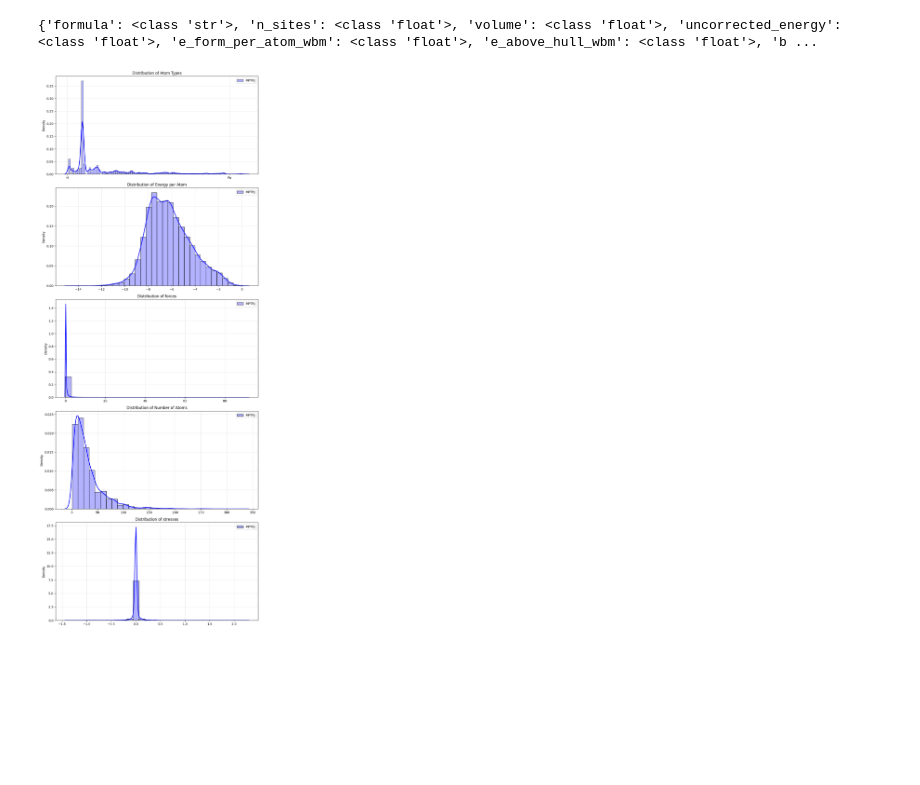
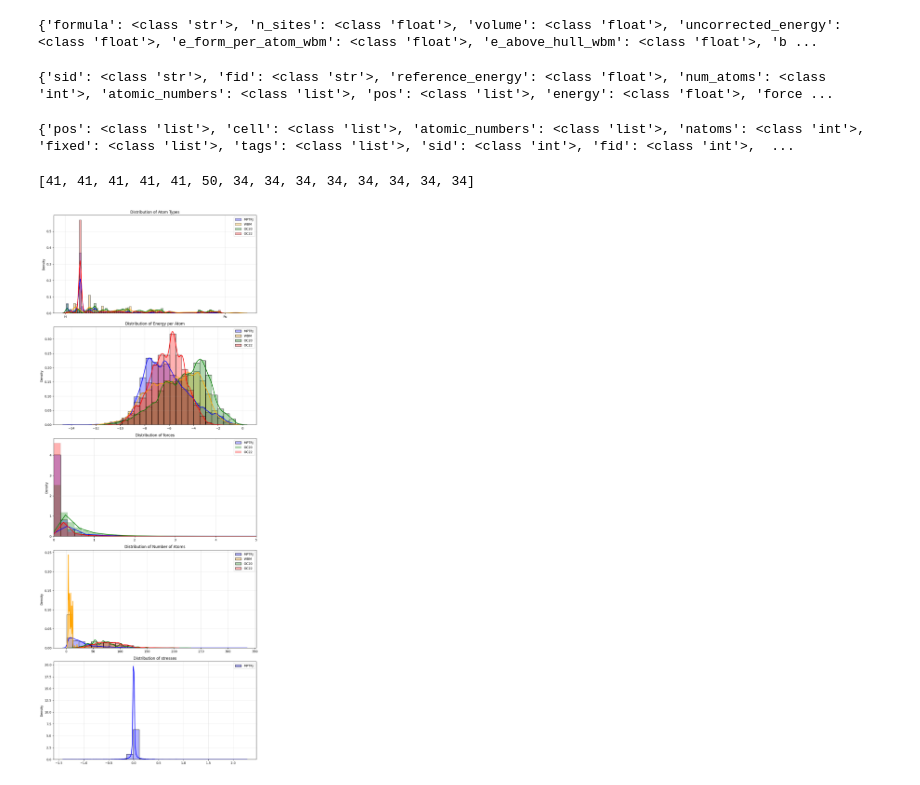
Before and after one commit to nimashoghi/jmp-backbone, a Jupyter notebook: notebooks/paper-figures/distributions-all.ipynb, the cells around one changed output. Drawn from its saved outputs; the diff is of its cells as text; code cells hidden in the pictures; blank space fills up the shorter version.

```diff
--- a/notebooks/paper-figures/distributions-all.ipynb
+++ b/notebooks/paper-figures/distributions-all.ipynb
@@ -93,6 +93,35 @@ stats["wbm"] = process(
 )
 # %% [output]
 {'formula': <class 'str'>, 'n_sites': <class 'float'>, 'volume': <class 'float'>, 'uncorrected_energy': <class 'float'>, 'e_form_per_atom_wbm': <class 'float'>, 'e_above_hull_wbm': <class 'float'>, 'b ...
+# %%
+stats["oc20"] = process(
+    "nimashoghi/oc20-s2ef",
+    id_column="sid",
+    natoms_column="num_atoms",
+    atomic_numbers_column="atomic_numbers",
+    energy_column="energy",
+    force_column="forces",
+    stress_column=None,
+    split="2M",
+)
+# %% [output]
+{'sid': <class 'str'>, 'fid': <class 'str'>, 'reference_energy': <class 'float'>, 'num_atoms': <class 'int'>, 'atomic_numbers': <class 'list'>, 'pos': <class 'list'>, 'energy': <class 'float'>, 'force ...
+# %%
+stats["oc22"] = process(
+    "nimashoghi/oc22",
+    id_column="sid",
+    natoms_column="natoms",
+    atomic_numbers_column="atomic_numbers",
+    energy_column="y",
+    force_column="force",
+    stress_column=None,
+)
+# %% [output]
+{'pos': <class 'list'>, 'cell': <class 'list'>, 'atomic_numbers': <class 'list'>, 'natoms': <class 'int'>, 'fixed': <class 'list'>, 'tags': <class 'list'>, 'sid': <class 'int'>, 'fid': <class 'int'>,  ...
+# %%
+stats["mptrj"]["atomic_numbers"][0]
+# %% [output]
+[41, 41, 41, 41, 41, 50, 34, 34, 34, 34, 34, 34, 34, 34]
 # %%
 import matplotlib.pyplot as plt
 import numpy as np
@@ -102,8 +131,10 @@ from ase.data import chemical_symbols
 
 def plot_all_stats_distributions(
     stats,
-    colors={"mptrj": "blue", "wbm": "orange"},
+    *,
+    colors,
     name_mapping={},
+    nbins={},
 ):
     # Get all unique keys from the stats dictionary
     all_keys = set()
@@ -176,7 +207,7 @@ def plot_all_stats_distributions(
             # First determine global min and max for this key
             all_values = []
             for dataset, s in stats.items():
-                if s is None:
+                if s[key] is None:
                     continue
                 values = (
                     np.concatenate(s[key])
@@ -189,11 +220,13 @@ def plot_all_stats_distributions(
             global_max = max(all_values)
 
             # Create consistent bins
-            bins = np.linspace(global_min, global_max, 31)  # 31 edges = 30 bins
+            bins = np.linspace(
+                global_min, global_max, nbins.get(key, 30)
+            )  # 31 edges = 30 bins
 
             # Plot histograms and KDE for each dataset
             for dataset, s in stats.items():
-                if s is None:
+                if s[key] is None:
                     continue
                 values = (
                     np.concatenate(s[key])
@@ -211,31 +244,40 @@ def plot_all_stats_distributions(
                     stat="density",
                     ax=ax,
                 )
 
                 # Add KDE on top
                 sns.kdeplot(
                     data=values,
                     color=colors[dataset],
                     ax=ax,
                     linewidth=2,
+                    bw_adjust=0.5,  # Adjust this value to change smoothing
                 )
 
+        # Set axis labels and title
         ax.set_title(f"Distribution of {name_mapping.get(key,key)}")
         ax.legend()
         ax.grid(True, alpha=0.3)
 
     plt.tight_layout()
     plt.show()
 
 
 # Use the function
 plot_all_stats_distributions(
     stats,
+    colors={
+        "mptrj": "blue",
+        "wbm": "orange",
+        "oc20": "green",
+        "oc22": "red",
+    },
     name_mapping={
         "natoms": "Number of Atoms",
         "atomic_numbers": "Atom Types",
         "energies": "Energy per Atom",
     },
+    # nbins={"forces": 500},
 )
 # %% [output]
-[figure, old version]
+[figure, new version]
```
